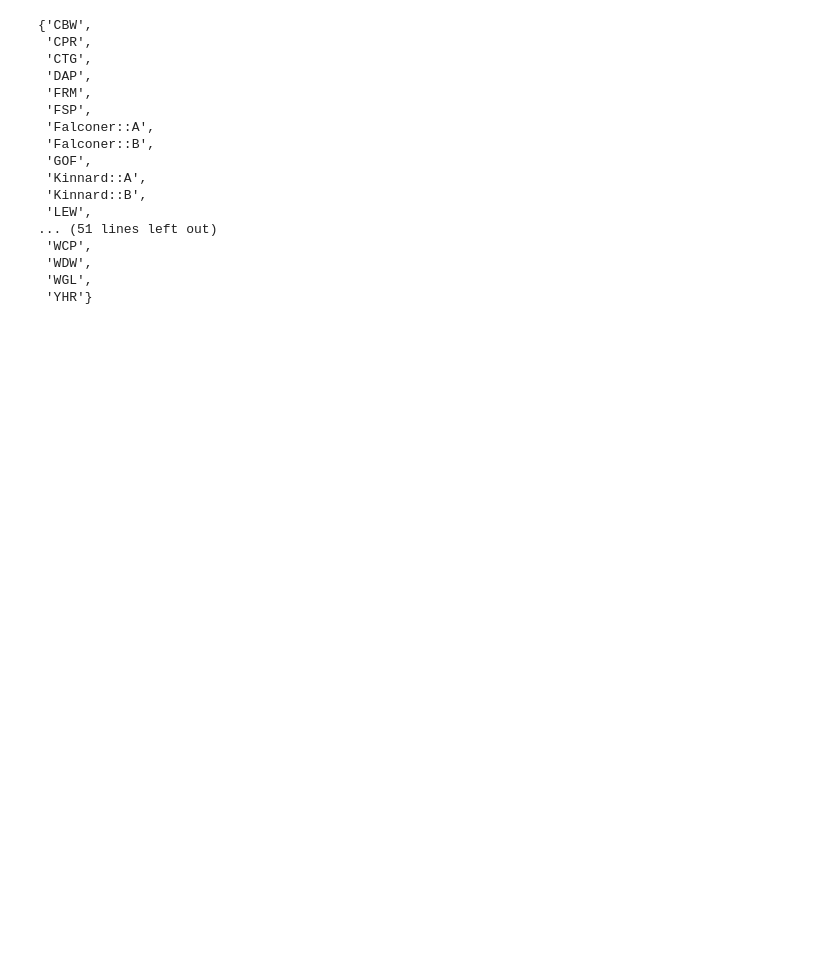
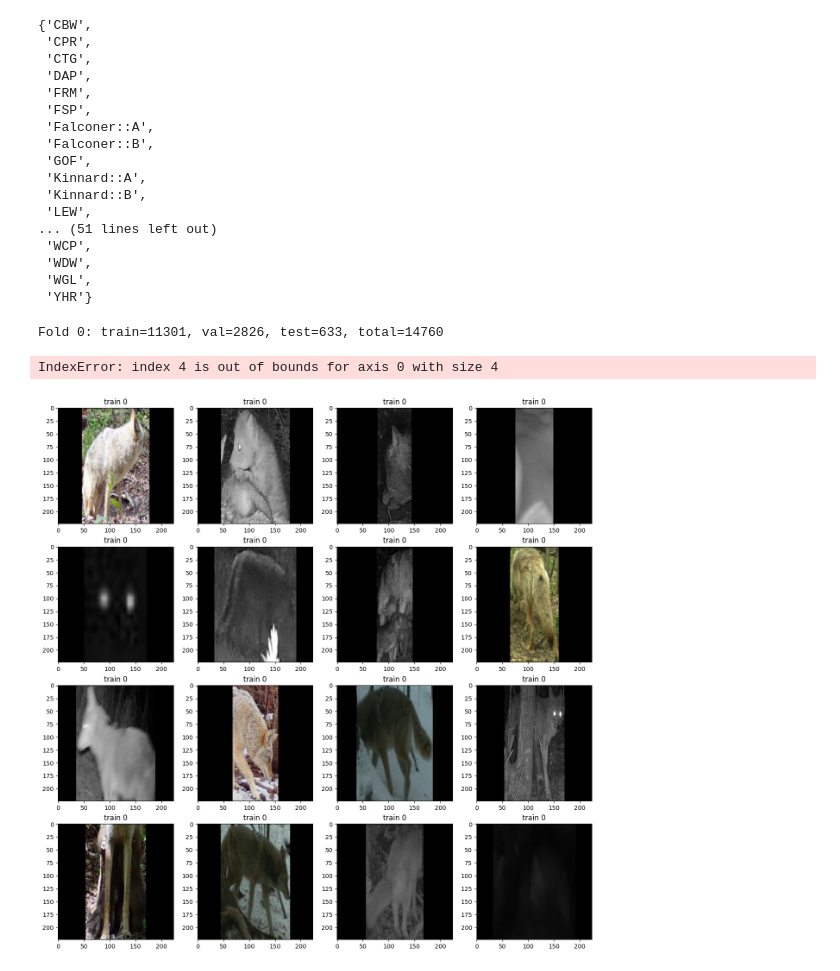
Before and after one commit to qt-coyotes/mange-classifier, a Jupyter notebook: viz_data.ipynb, the cells around one changed output. Drawn from its saved outputs; the diff is of its cells as text; code cells hidden in the pictures; blank space fills up the shorter version.

Commit message:
Debugging on checkpoints

```diff
--- a/viz_data.ipynb
+++ b/viz_data.ipynb
@@ -190,6 +254,7 @@ train.dataset.locations
  'WGL',
  'YHR'}
 # %%
+import glob
 datamodule = StratifiedGroupKFoldDataModule(args)
 datamodule.prepare_data()
 datamodule.setup(None)
@@ -197,8 +262,6 @@ datamodule.setup(None)
 DEBUG_PATH = Path("data/debug")
 
 criterion = BCEWithLogitsLoss()
-model = ResNetModel(criterion, args).load_from_checkpoint("model.ckpt")
-model.eval()
 
 
 for i, datamodule_i in tqdm(enumerate(datamodule)):
@@ -210,37 +273,48 @@ for i, datamodule_i in tqdm(enumerate(datamodule)):
     ltest = len(test.dataset)
     print(f"Fold {i}: train={ltrain}, val={lval}, test={ltest}, total={ltrain+lval+ltest}")
     folder_path = DEBUG_PATH / f"fold_{i}"
+    model_path = glob.glob(f"lightning_logs/version_{i}/checkpoints/*.ckpt")[0]
+    model = ResNetModel(criterion, args)
+    model.load_state_dict(torch.load(model_path, map_location=torch.device('cpu'))["state_dict"], strict=False)
+    model.eval()
     for dataloader, stage in zip([train, val, test], ["train", "val", "test"]):
         stage_path = folder_path / stage
+
         for j, (X, Y) in tqdm(enumerate(dataloader)):
             fig, axs = plt.subplots(4, 4, figsize=(16, 16))
-            for k, (x, y) in enumerate(zip(X, Y)):
+            for k, (i, t, y) in enumerate(zip(*X, Y)):
                 image_path = stage_path / f"{y}/batch_{j}_{k}.png"
                 image_path.parent.mkdir(parents=True, exist_ok=True)
                 ax = axs[k // 4, k % 4]
-                x = x.permute(1, 2, 0)
-                cv.imwrite(str(image_path), x.numpy())
-                ax.imshow(x)
+                i = i.permute(1, 2, 0)
+                cv.imwrite(str(image_path), i.numpy())
+                ax.imshow(i)
                 if stage == "test":
                     with torch.no_grad():
+                        x = (i, t)
                         yhat = model(x)
                     ax.set_title(f"{stage} {yhat}: {y}")
                 else:
                     ax.set_title(f"{stage} {y}")
             batch_path = stage_path / f"batch_{j}.png"
             batch_path.parent.mkdir(parents=True, exist_ok=True)
             plt.savefig(batch_path)
             plt.close()
 
             if stage == "test":
                 continue
-            Xa = augmentations(X)
+            Xa = augmentations(X[0])
             fig, axs = plt.subplots(4, 4, figsize=(16, 16))
             for k, (x, y) in enumerate(zip(Xa, Y)):
+                i, t = x
                 ax = axs[k // 4, k % 4]
-                ax.imshow(x.permute(1, 2, 0))
+                ax.imshow(i.permute(1, 2, 0))
                 ax.set_title(f"{stage} {y}")
             batch_path = stage_path / f"batch_{j}_augmented.png"
             batch_path.parent.mkdir(parents=True, exist_ok=True)
             plt.savefig(batch_path)
             plt.close()
+# %% [output]
+Fold 0: train=11301, val=2826, test=633, total=14760
+IndexError: index 4 is out of bounds for axis 0 with size 4
+[figure, added]
```
Also changed, not shown: parts of 1 cell of this notebook, 1 other file.
